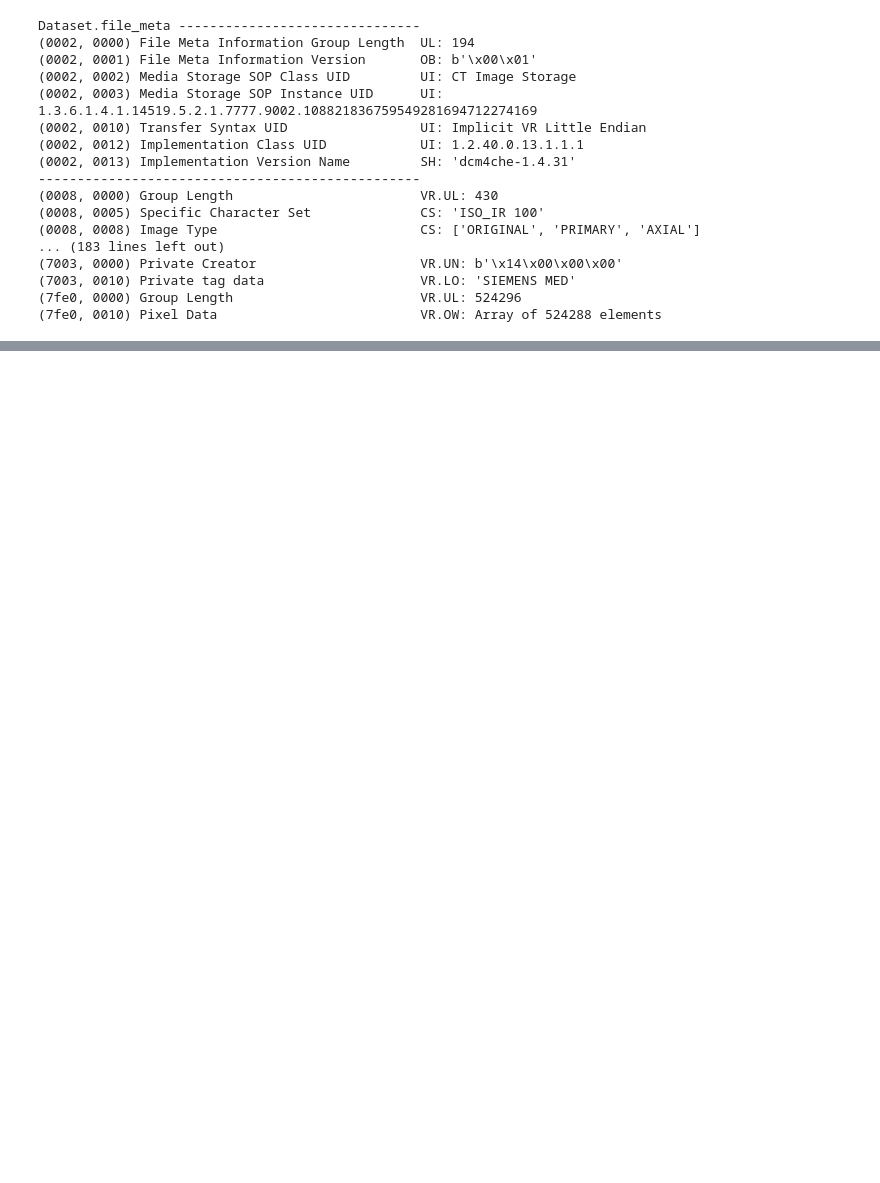
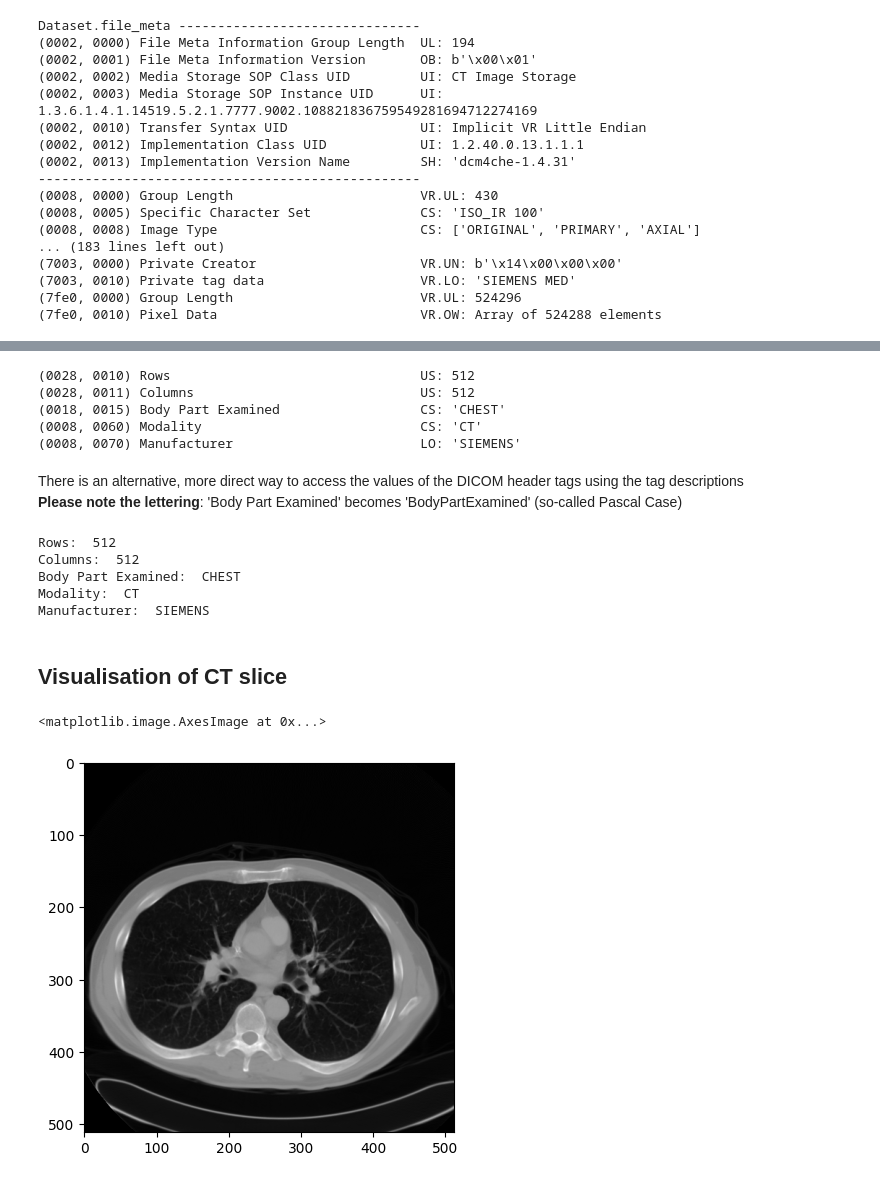
Before and after one commit to mohdsinad/Medical-Image-Processing, a Jupyter notebook: DICOMProcessor.ipynb, the cells around one changed output, grey strips where cells are left out. Drawn from its saved outputs; the diff is of its cells as text; code cells hidden in the pictures; blank space fills up the shorter version.

Commit message:
Objective Complete: DICOMProcessor.ipynb

```diff
--- a/DICOMProcessor.ipynb
+++ b/DICOMProcessor.ipynb
@@ -37,0 +52,36 @@ Dataset.file_meta -------------------------------
+# %%
+print(dcm_file[0x0028, 0x0010])  # rows
+print(dcm_file[0x0028, 0x0011])  # columns
+print(dcm_file[0x0018, 0x0015])  # view
+print(dcm_file[0x0008, 0x0060])  # modality
+print(dcm_file[0x0008, 0x0070])  # manufacturer
+# %% [output]
+(0028, 0010) Rows                                US: 512
+(0028, 0011) Columns                             US: 512
+(0018, 0015) Body Part Examined                  CS: 'CHEST'
+(0008, 0060) Modality                            CS: 'CT'
+(0008, 0070) Manufacturer                        LO: 'SIEMENS'
+# %% [markdown]
+There is an alternative, more direct way to access the values of the DICOM header tags using the tag descriptions <br />
+**Please note the lettering**: 'Body Part Examined' becomes 'BodyPartExamined' (so-called Pascal Case)
+# %%
+print('Rows: ', dcm_file.Rows)
+print('Columns: ', dcm_file.Columns)
+print('Body Part Examined: ', dcm_file.BodyPartExamined)
+print('Modality: ', dcm_file.Modality)
+print('Manufacturer: ',dcm_file.Manufacturer)
+# %% [output]
+Rows:  512
+Columns:  512
+Body Part Examined:  CHEST
+Modality:  CT
+Manufacturer:  SIEMENS
+# %% [markdown]
+## Visualisation of CT slice
+# %%
+ct = dcm_file.pixel_array   # extract the image pixel data as a numpy array
+plt.figure()
+plt.imshow(ct, cmap="gray")
+# %% [output]
+<matplotlib.image.AxesImage at 0x...>
+[figure, added]
```
Also changed, not shown: parts of 15 cells of this notebook, 1 other file.
